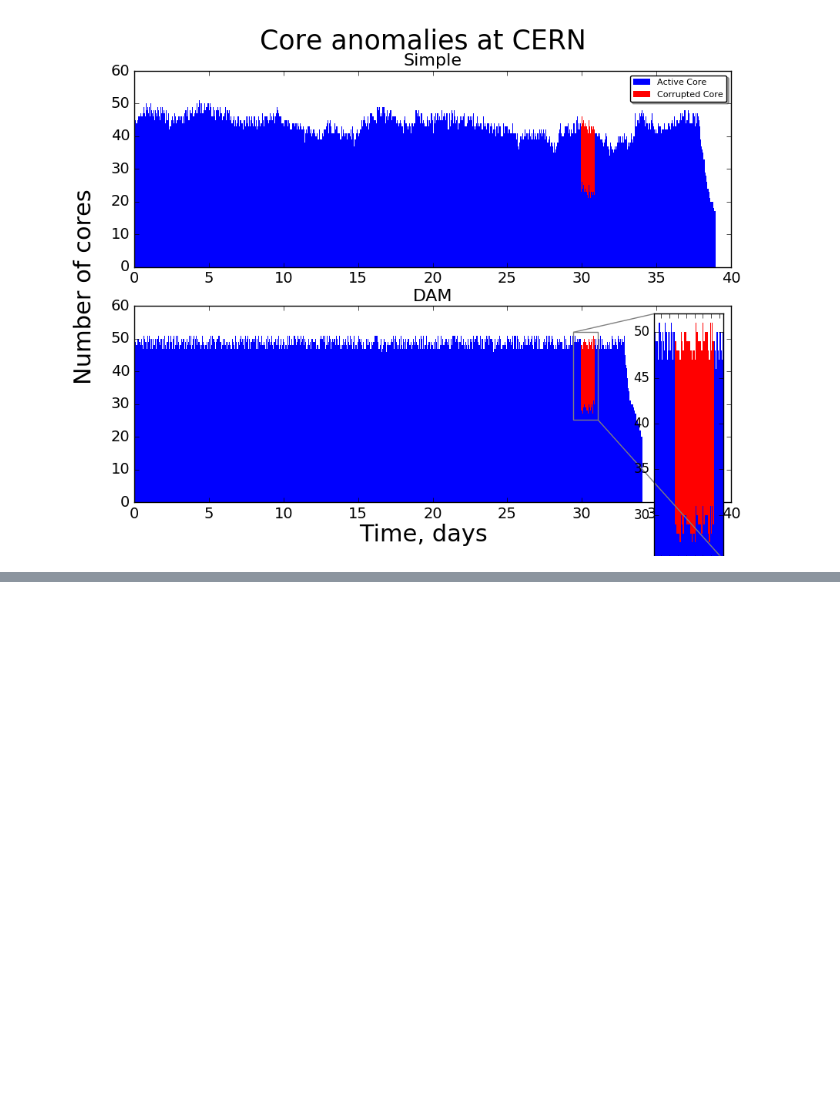
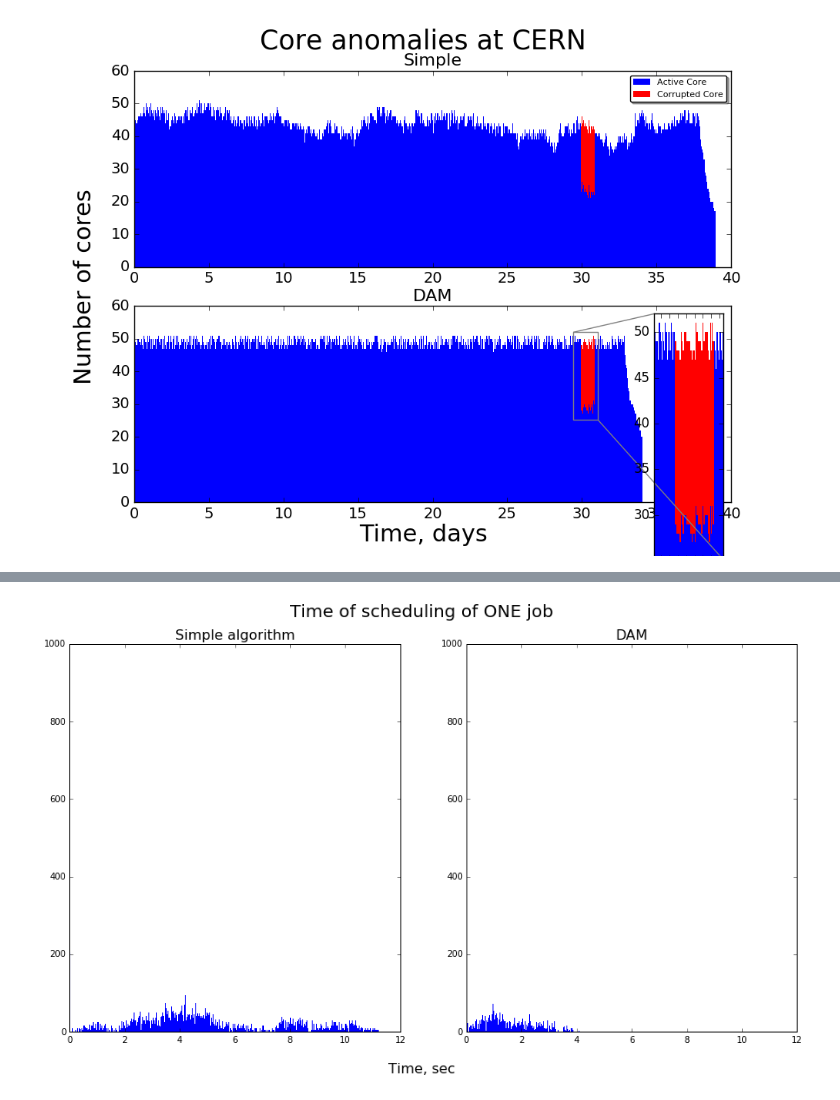
Before and after one commit to skygrid/grid_simulation, a Jupyter notebook: Plots/Plots.ipynb, the cells around one changed output, grey strips where cells are left out. Drawn from its saved outputs; the diff is of its cells as text; code cells hidden in the pictures; blank space fills up the shorter version.

```diff
--- a/Plots/Plots.ipynb
+++ b/Plots/Plots.ipynb
@@ -298,0 +355,4 @@ time_analysis.plot_hist_time_exec_1_job("/home/ken/PycharmProjects/GridAnalysis/
+# %%
+time_analysis.hist_time_shed("/home/ken/PycharmProjects/GridAnalysis/out.txt", "/home/ken/PycharmProjects/GridAnalysis/out2.txt")
+# %% [output]
+[figure, added]
```
Also changed, not shown: parts of 3 cells of this notebook, 4 other files.
